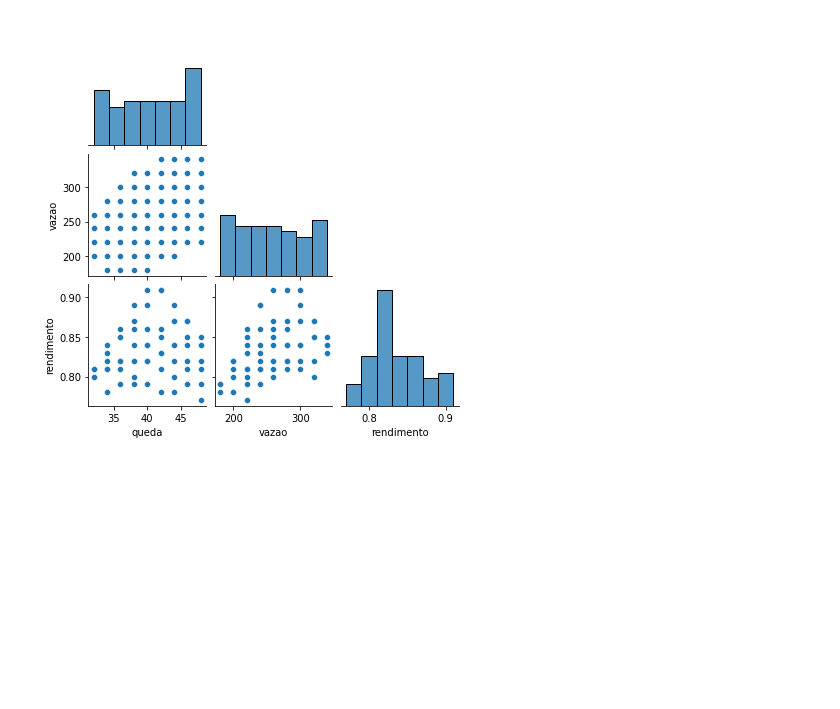
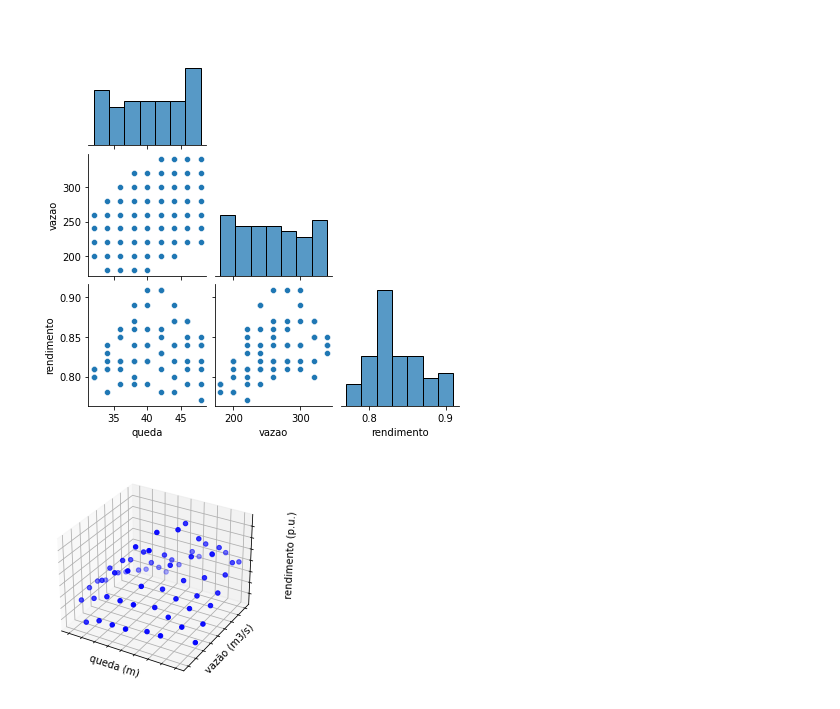
Before and after one commit to ClaudioSiervi/hydroelectric-efficiency-curve-estimation, a Jupyter notebook: notebooks/analysis/descriptive/uhe1.ipynb, the cells around one changed output. Drawn from its saved outputs; the diff is of its cells as text; code cells hidden in the pictures; blank space fills up the shorter version.

Commit message:
scatter plot from the hill curve of UHE 1

```diff
--- a/notebooks/analysis/descriptive/uhe1.ipynb
+++ b/notebooks/analysis/descriptive/uhe1.ipynb
@@ -38,3 +38,13 @@ sns.pairplot(
 # %% [output]
 <seaborn.axisgrid.PairGrid at 0x...>
 [figure]
+# %%
+from functions.plots.plot_hill_curves import hill_curve_scatter
+
+hill_curve_scatter(
+    uhe1_data["queda"],
+    uhe1_data["vazao"],
+    uhe1_data["rendimento"]
+)
+# %% [output]
+[figure, added]
```
Also changed, not shown: 1 other file.
